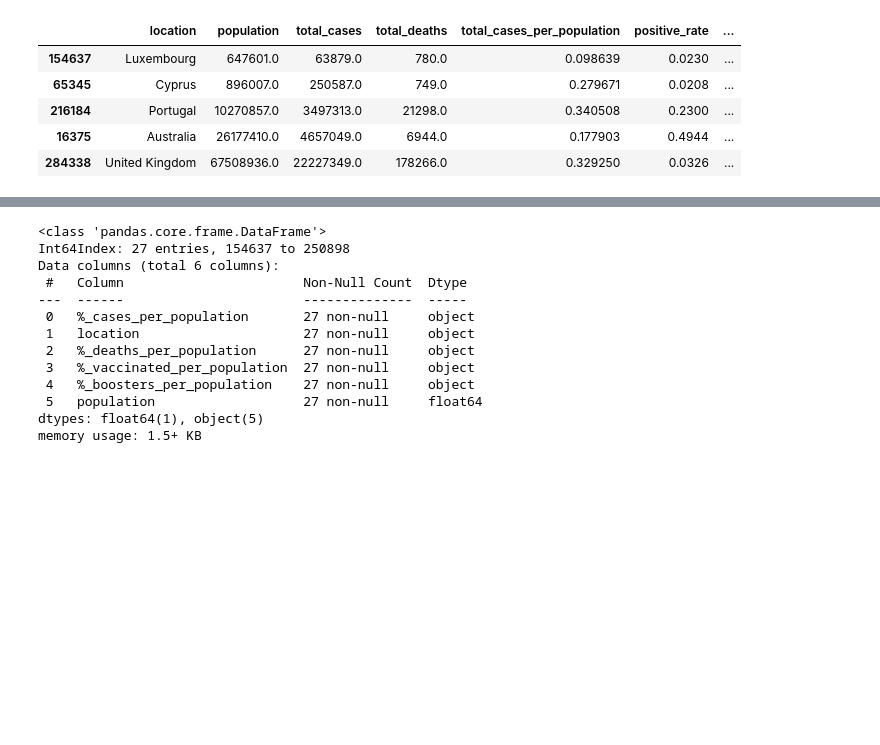
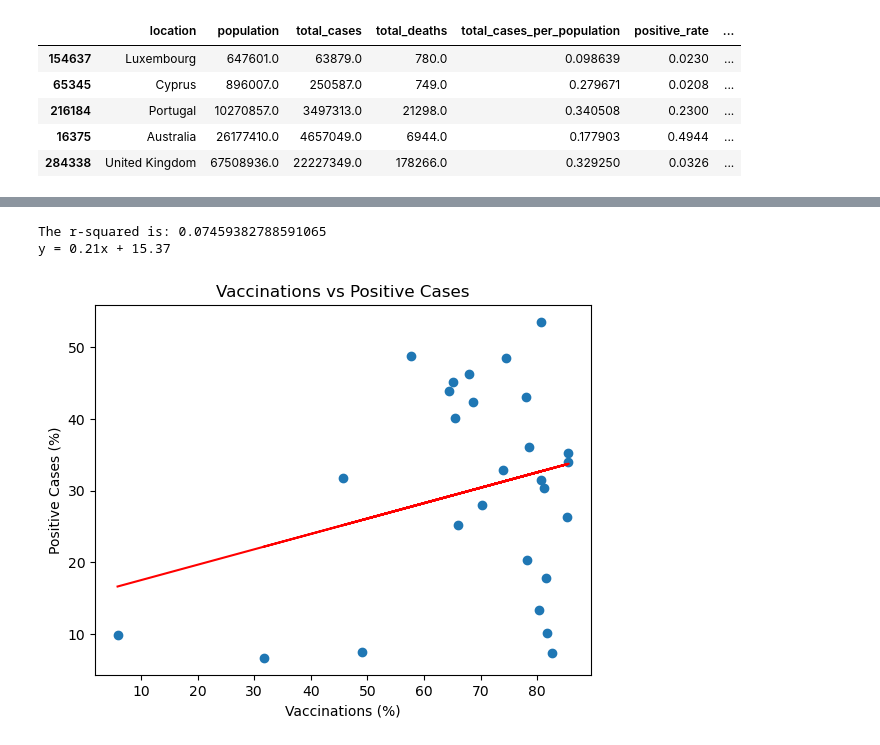
Before and after one commit to Murtatha381/Project-3, a Jupyter notebook: jupyter_database.ipynb, the cells around one changed output, grey strips where cells are left out. Saved outputs shown, nothing was run; the diff lists cells and outputs as text; code cells hidden in the pictures; blank space fills up the shorter version.

```diff
--- a/jupyter_database.ipynb
+++ b/jupyter_database.ipynb
@@ -198,16 +188,20 @@ Country_percentage[['location','population','%_cases_per_population','%_deaths_p
-# %%
-Country_percentage.info()
-# %% [output]
-<class 'pandas.core.frame.DataFrame'>
-Int64Index: 27 entries, 154637 to 250898
-Data columns (total 6 columns):
- #   Column                       Non-Null Count  Dtype
----  ------                       --------------  -----
- 0   %_cases_per_population       27 non-null     object
- 1   location                     27 non-null     object
- 2   %_deaths_per_population      27 non-null     object
- 3   %_vaccinated_per_population  27 non-null     object
- 4   %_boosters_per_population    27 non-null     object
- 5   population                   27 non-null     float64
-dtypes: float64(1), object(5)
-memory usage: 1.5+ KB
+# %%
+#made a scatter plot of Vaccinations VS Positive Cases
+x_axis= Country_percentage['%_vaccinated_per_population']
+y_axis=  Country_percentage['%_cases_per_population']
+slope, intercept, rvalue, pvalue, stderr = linregress(x_axis, y_axis)
+regress_values = x_axis * slope + intercept
+plt.scatter(x_axis, y_axis)
+#plt.xlim(0, 60)
+#plt.ylim(0, 90)
+plt.plot(x_axis,regress_values,"r-")
+line_eq = "y = " + str(round(slope,2)) + "x + " + str(round(intercept,2))
+plt.title("Vaccinations vs Positive Cases")
+plt.xlabel("Vaccinations (%)")
+plt.ylabel("Positive Cases (%)")
+print(f"The r-squared is: {rvalue**2}")
+print(line_eq)
+# %% [output]
+The r-squared is: 0.07459382788591065
+y = 0.21x + 15.37
+[figure, added]
```
Also changed, not shown: parts of 16 cells of this notebook.
